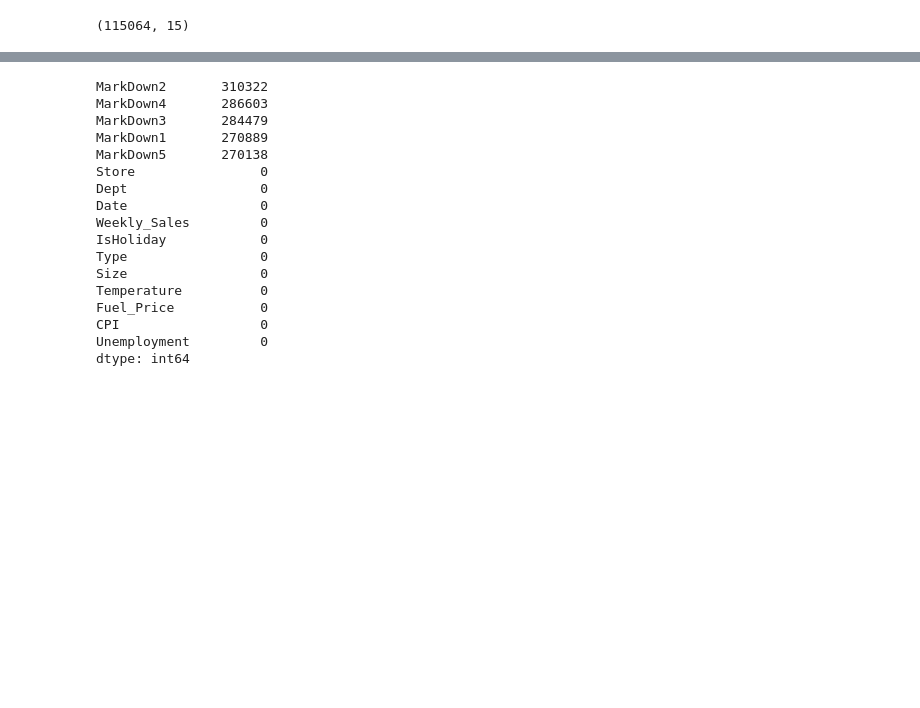
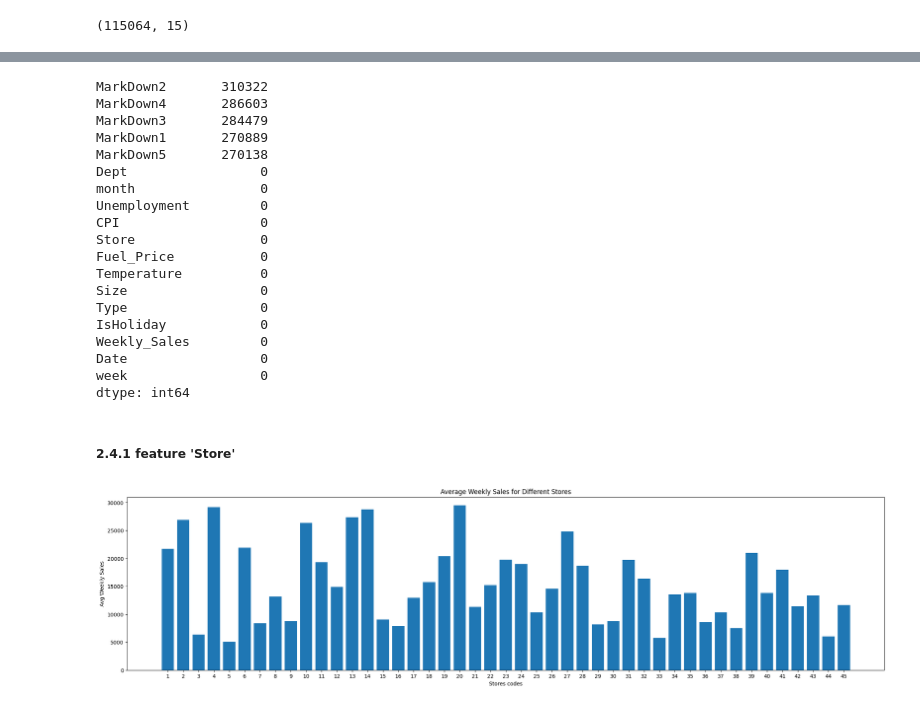
Before and after one commit to Magicboy-Zhang/Walmart_Recruiting_Store_Sales_Forecasting, a Jupyter notebook: Walmart_Recruiting_Store_Sales_Forecasting.ipynb, the cells around one changed output, grey strips where cells are left out. Drawn from its saved outputs; the diff is of its cells as text; code cells hidden in the pictures; blank space fills up the shorter version.

```diff
--- a/Walmart_Recruiting_Store_Sales_Forecasting.ipynb
+++ b/Walmart_Recruiting_Store_Sales_Forecasting.ipynb
@@ -344,0 +368,4 @@ memory usage: 48.6+ MB
+# %%
+train_df = pd.read_csv('processed_data/full_train.csv').drop(['Unnamed: 0'], axis = 1)
+
+train_df.info()
@@ -345,4 +390,5 @@ memory usage: 48.6+ MB
 # %%
+# check the number of missing value
 train_df.isna().sum().sort_values(ascending = False)
 # %% [output]
 MarkDown2       310322
@@ -350,15 +396,38 @@ MarkDown4       286603
 MarkDown3       284479
 MarkDown1       270889
 MarkDown5       270138
+Dept                 0
+month                0
+Unemployment         0
+CPI                  0
 Store                0
-Dept                 0
+Fuel_Price           0
+Temperature          0
+Size                 0
+Type                 0
+IsHoliday            0
+Weekly_Sales         0
 Date                 0
-Weekly_Sales         0
-IsHoliday            0
-Type                 0
-Size                 0
-Temperature          0
-Fuel_Price           0
-CPI                  0
-Unemployment         0
+week                 0
 dtype: int64
+# %% [markdown]
+##### 2.4.1 feature 'Store'
+# %%
+fig = plt.figure(figsize = (26, 6))
+
+# visualization of the relationship between 'Store' & Avg 'Weekly_Sales'
+stores = np.arange(1, 46, 1)
+avg_sales = train_df.groupby('Store')['Weekly_Sales'].mean()
+
+ax1 = fig.add_subplot(111)
+
+ax1.bar(x = stores, height = avg_sales)
+
+ax1.set_title('Average Weekly Sales for Different Stores')
+ax1.set_xlabel('Stores codes')
+ax1.set_ylabel('Avg Weekly Sales')
+ax1.set_xticks(stores)
+
+plt.show()
+# %% [output]
+[figure, added]
```
Also changed, not shown: parts of 102 cells of this notebook, 17 other files.
